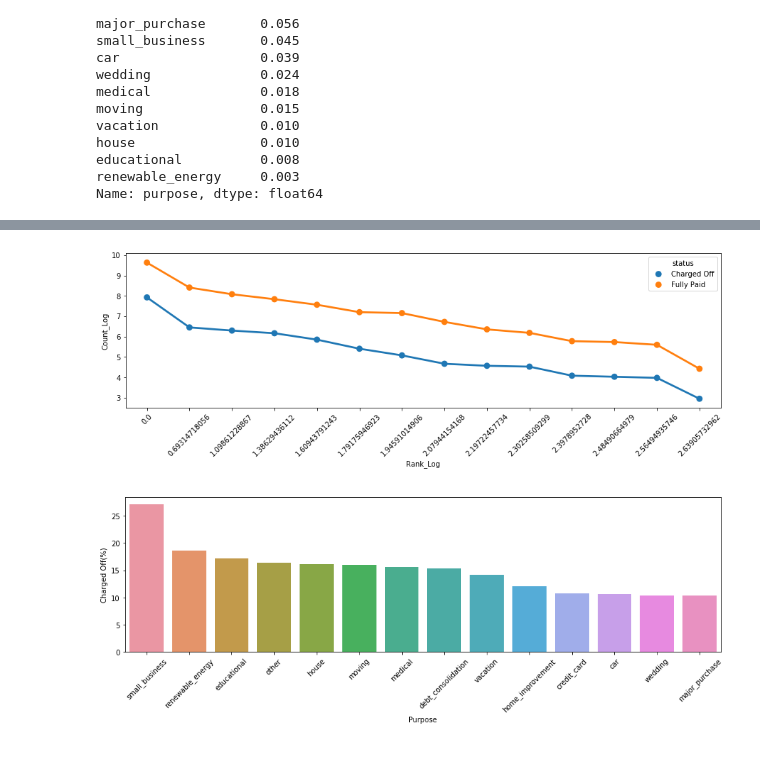
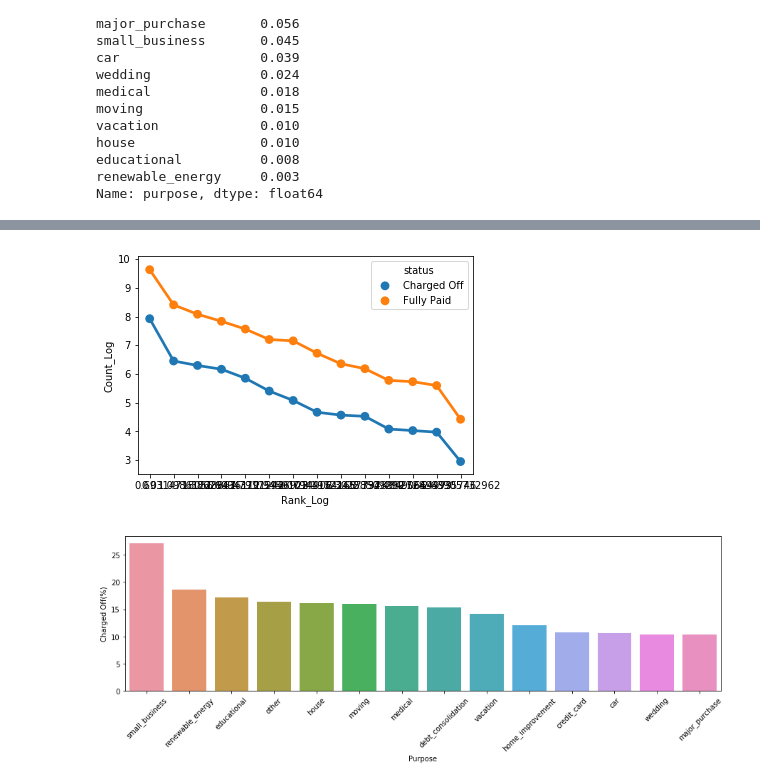
Before and after one commit to rahul-91/gramener-case-study, a Jupyter notebook: Achyut-Master.ipynb, the cells around one changed output, grey strips where cells are left out. Saved outputs shown, nothing was run; the diff lists cells and outputs as text; code cells hidden in the pictures; blank space fills up the shorter version.

````diff
--- a/Achyut-Master.ipynb
+++ b/Achyut-Master.ipynb
@@ -19,8 +19,7 @@ data_dict_file_path = "./loan/Data_Dictionary.xlsx"
 # %% [markdown]
 ### - Fetching ```loan``` data from given file
 # %%
-pd.options.display.max_columns = 20
-loan = pd.read_csv(loan_file_path, encoding="utf8", low_memory=False)
+loan = pd.read_csv(loan_file_path, encoding="utf8")
 loan.head()
 # %% [output]
 |  | id | member_id | loan_amnt | funded_amnt | funded_amnt_inv | term | int_rate | installment | grade | ... |
@@ -393,8 +387,8 @@ purpose_analysis
 | 13 | wedding | 96 | 830 | 926 | 10.367 | 89.633 |
 | 6 | major_purchase | 222 | 1928 | 2150 | 10.326 | 89.674 |
 # %%
-df_pr = power_law_df(purpose_analysis, 'purpose')
-df_pr.sort_values(by='Rank_Log').head()
+df = power_law_df(purpose_analysis, 'purpose')
+df.sort_values(by='Rank_Log')
 # %% [output]
 |  | Rank_Log | Count_Log | purpose | status |
 | 21 | 0.000 | 9.635 | debt_consolidation | Fully Paid |
@@ -405,11 +410,8 @@ df_pr.sort_values(by='Rank_Log').head()
 # %%
-plt.figure(figsize=(15,4))
-sns.pointplot(x="Rank_Log", y="Count_Log", hue="status", data=df_pr.loc[:,['Rank_Log', 'Count_Log', 'status']])
-locs, labels = plt.xticks()
-plt.setp(labels, rotation=45)
+sns.pointplot(x="Rank_Log", y="Count_Log", hue="status", data=df.loc[:,['Rank_Log', 'Count_Log', 'status']])
 plt.show()
 # %% [output]
-[figure, old version]
+[figure, new version]
 # %%
 plt.figure(figsize=(15,4))
 g = sns.barplot(x="purpose", y="Charged_Off_Percent", data=purpose_analysis)\
````
Also changed, not shown: parts of 32 cells of this notebook.
